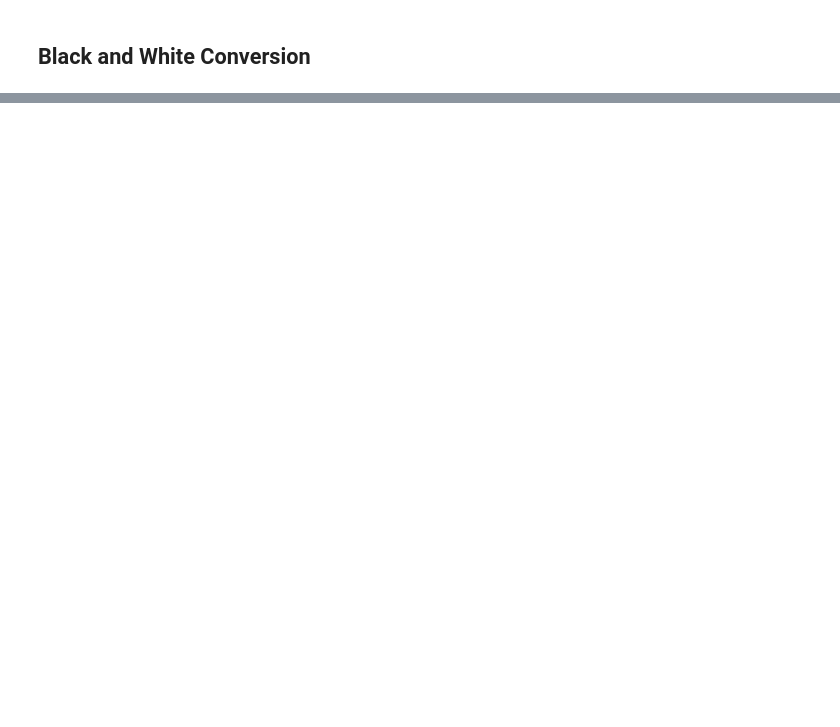
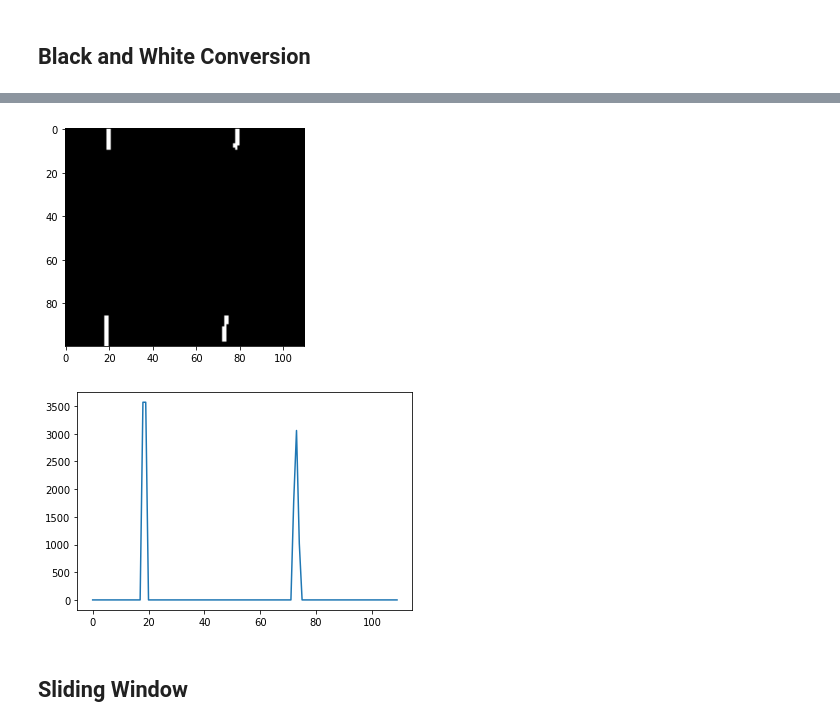
Before and after one commit to kaenova/ETS2AP, a Jupyter notebook: notebooks/Test Image Processing (1366x768 picture).ipynb, the cells around one changed output, grey strips where cells are left out. Cells and saved outputs as stored; diff of their text form; code cells hidden in the pictures; blank space fills up the shorter version.

```diff
--- a/notebooks/Test Image Processing (1366x768 picture).ipynb
+++ b/notebooks/Test Image Processing (1366x768 picture).ipynb
@@ -107,0 +121,12 @@ plt.show()
+# %%
+crop_egen = cropped_before_sliding_window[200:cropped_before_sliding_window.shape[0], 30:140]
+plt.imshow(crop_egen, cmap="gray")
+plt.show()
+histogram = np.sum(crop_egen[crop_egen.shape[0] // 2:, :], axis=0)
+plt.plot(histogram)
+plt.show()
+# %% [output]
+[figure, added]
+[figure, added]
+# %% [markdown]
+## Sliding Window
```
Also changed, not shown: parts of 9 cells of this notebook, 1 other file.
